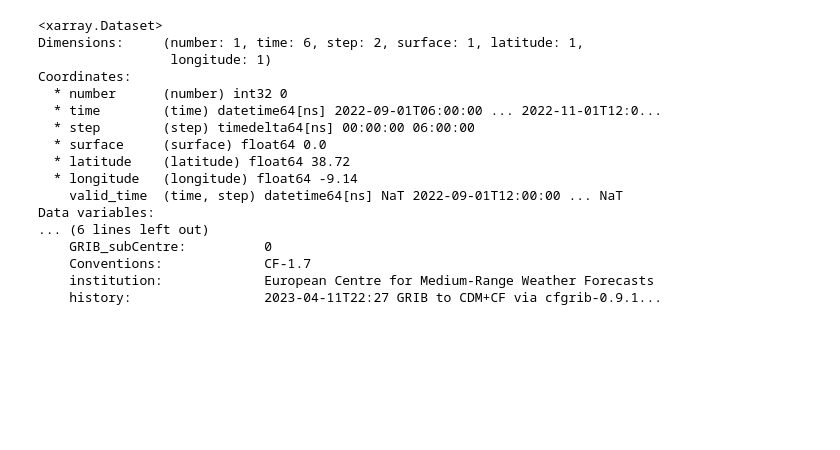
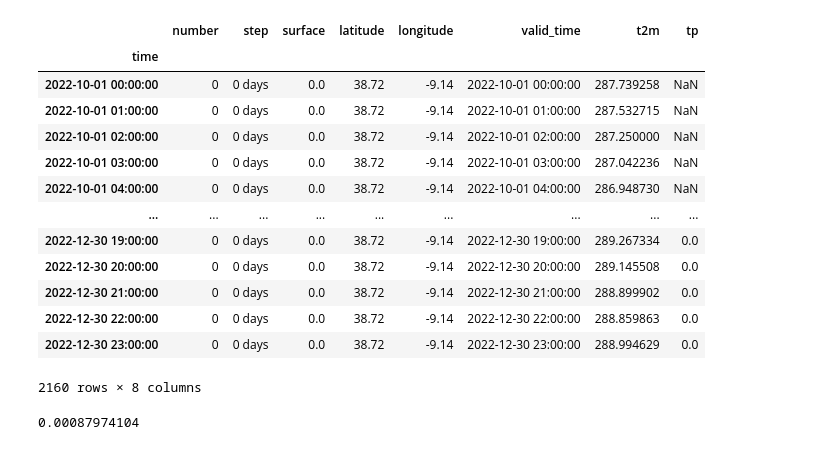
Before and after one commit to duarteoliper/WDL_2023, a Jupyter notebook: notebooks/climate.ipynb, the cells around one changed output. Saved outputs shown, nothing was run; the diff lists cells and outputs as text; code cells hidden in the pictures; blank space fills up the shorter version.

```diff
--- a/notebooks/climate.ipynb
+++ b/notebooks/climate.ipynb
@@ -85,20 +101,0 @@ data_merged = xr.merge([data_temp, data_precip])
-# %%
-print(data_merged)
-# %% [output]
-<xarray.Dataset>
-Dimensions:     (number: 1, time: 6, step: 2, surface: 1, latitude: 1,
-                 longitude: 1)
-Coordinates:
-  * number      (number) int32 0
-  * time        (time) datetime64[ns] 2022-09-01T06:00:00 ... 2022-11-01T12:0...
-  * step        (step) timedelta64[ns] 00:00:00 06:00:00
-  * surface     (surface) float64 0.0
-  * latitude    (latitude) float64 38.72
-  * longitude   (longitude) float64 -9.14
-    valid_time  (time, step) datetime64[ns] NaT 2022-09-01T12:00:00 ... NaT
-Data variables:
-... (6 lines left out)
-    GRIB_subCentre:          0
-    Conventions:             CF-1.7
-    institution:             European Centre for Medium-Range Weather Forecasts
-    history:                 2023-04-11T22:27 GRIB to CDM+CF via cfgrib-0.9.1...
@@ -104,0 +108,21 @@ Data variables:
+# %%
+df
+# %% [output]
+|  | number | step | surface | latitude | longitude | valid_time | t2m | tp |
+| time |  |  |  |  |  |  |  |  |
+| 2022-10-01 00:00:00 | 0 | 0 days | 0.0 | 38.72 | -9.14 | 2022-10-01 00:00:00 | 287.739258 | NaN |
+| 2022-10-01 01:00:00 | 0 | 0 days | 0.0 | 38.72 | -9.14 | 2022-10-01 01:00:00 | 287.532715 | NaN |
+| 2022-10-01 02:00:00 | 0 | 0 days | 0.0 | 38.72 | -9.14 | 2022-10-01 02:00:00 | 287.250000 | NaN |
+| 2022-10-01 03:00:00 | 0 | 0 days | 0.0 | 38.72 | -9.14 | 2022-10-01 03:00:00 | 287.042236 | NaN |
+| 2022-10-01 04:00:00 | 0 | 0 days | 0.0 | 38.72 | -9.14 | 2022-10-01 04:00:00 | 286.948730 | NaN |
+| ... | ... | ... | ... | ... | ... | ... | ... | ... |
+| 2022-12-30 19:00:00 | 0 | 0 days | 0.0 | 38.72 | -9.14 | 2022-12-30 19:00:00 | 289.267334 | 0.0 |
+| 2022-12-30 20:00:00 | 0 | 0 days | 0.0 | 38.72 | -9.14 | 2022-12-30 20:00:00 | 289.145508 | 0.0 |
+| 2022-12-30 21:00:00 | 0 | 0 days | 0.0 | 38.72 | -9.14 | 2022-12-30 21:00:00 | 288.899902 | 0.0 |
+| 2022-12-30 22:00:00 | 0 | 0 days | 0.0 | 38.72 | -9.14 | 2022-12-30 22:00:00 | 288.859863 | 0.0 |
+| 2022-12-30 23:00:00 | 0 | 0 days | 0.0 | 38.72 | -9.14 | 2022-12-30 23:00:00 | 288.994629 | 0.0 |
+2160 rows × 8 columns
+# %%
+np.sort(df.tp.unique())[-100]
+# %% [output]
+0.00087974104
```
Also changed, not shown: parts of 14 cells of this notebook, 1 other file.
